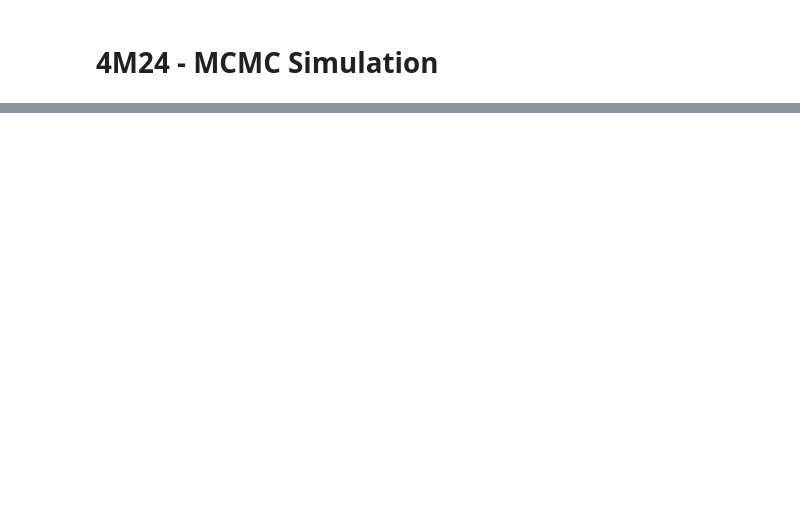
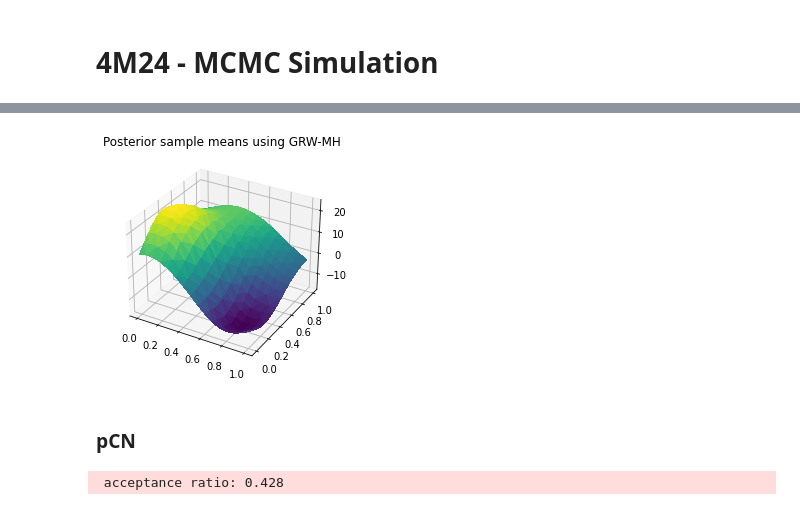
Before and after one commit to LozzaTray/4M24, a Jupyter notebook: code/simulation.ipynb, the cells around one changed output, grey strips where cells are left out. Cells and saved outputs as stored; diff of their text form; code cells hidden in the pictures; blank space fills up the shorter version.

```diff
--- a/code/simulation.ipynb
+++ b/code/simulation.ipynb
@@ -37,0 +70,12 @@ v = G @ u + np.random.randn(M)
+# %%
+u_estimate = np.mean(grw_X, axis=0)
+plot_3D(u_estimate, x, y, title="Posterior sample means using GRW-MH")
+# %% [output]
+[figure, added]
+# %% [markdown]
+### pCN
+# %%
+pcn_X, pcn_accept = pcn(log_likelihood=log_continuous_likelihood_fast, u0=u0, y=v, K=C, G=G, n_iters=n, beta=beta)
+print("\n acceptance ratio: {}".format(pcn_accept))
+# %% [output]
+ acceptance ratio: 0.428
```
Also changed, not shown: parts of 17 cells of this notebook, 5 other files.
